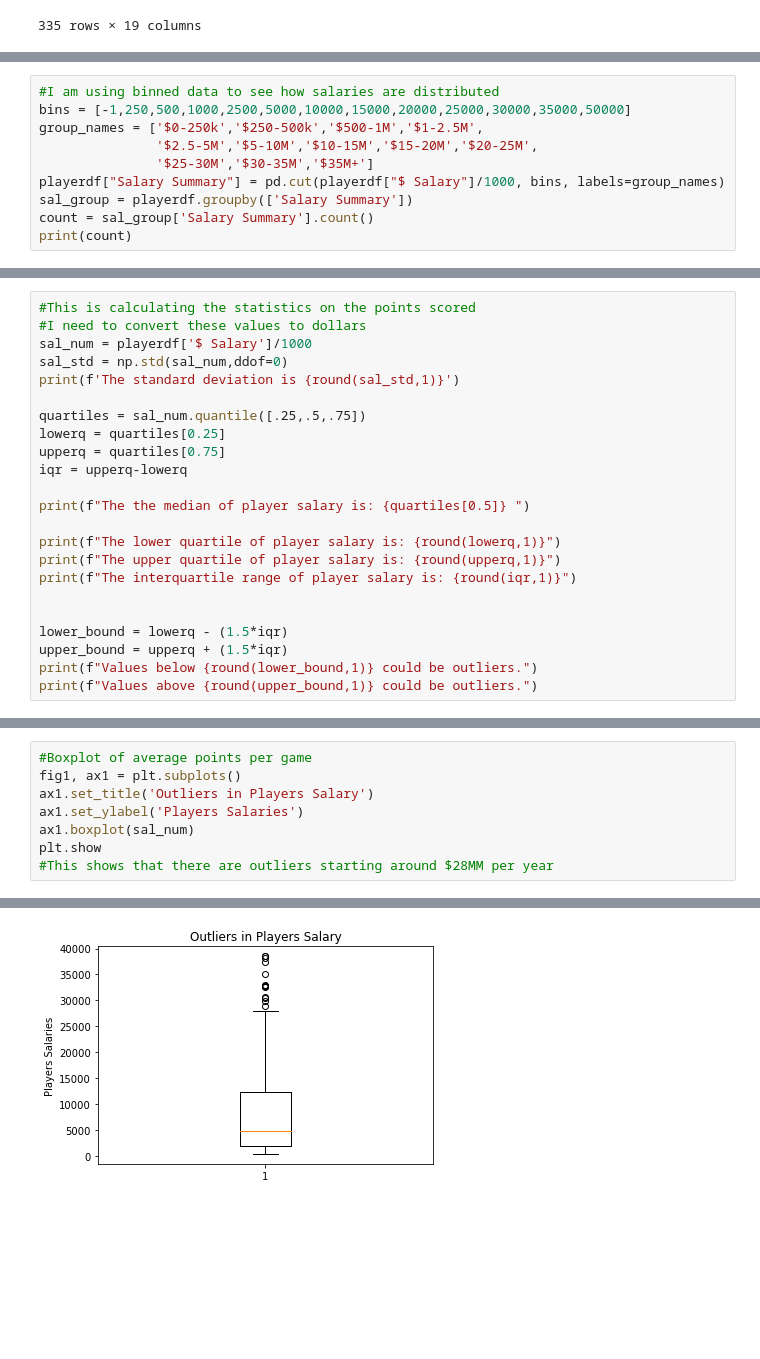
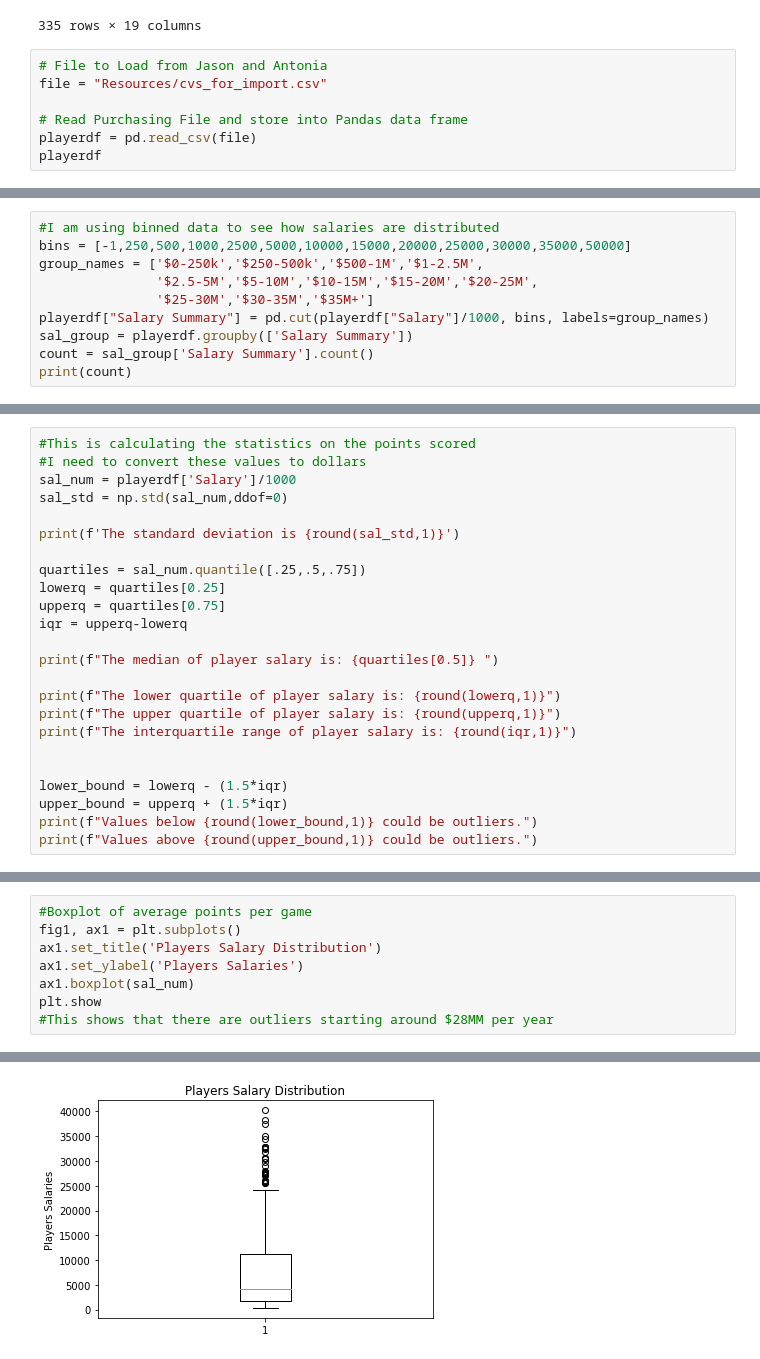
Before and after one commit to brentgarbe/Group6Repo, a Jupyter notebook: main.ipynb, the cells around one changed output, grey strips where cells are left out. Drawn from its saved outputs; the diff is of its cells as text; blank space fills up the shorter version.

```diff
--- a/main.ipynb
+++ b/main.ipynb
@@ -217,3 +218,10 @@ playerdf
 | 333 | Chris Silva | F | MIA | 41 | 306 | 120 | 62.32 | 0.00 | 69.39 | 21 | 18 | ... |
 | 334 | Ky Bowman | SG | GSW | 45 | 1015 | 335 | 41.74 | 30.84 | 82.93 | 131 | 10 | ... |
 335 rows × 19 columns
+# %%
+# File to Load from Jason and Antonia
+file = "Resources/cvs_for_import.csv"
+
+# Read Purchasing File and store into Pandas data frame
+playerdf = pd.read_csv(file)
+playerdf
@@ -240,7 +284,7 @@ bins = [-1,250,500,1000,2500,5000,10000,15000,20000,25000,30000,35000,50000]
 group_names = ['$0-250k','$250-500k','$500-1M','$1-2.5M',
                '$2.5-5M','$5-10M','$10-15M','$15-20M','$20-25M',
                '$25-30M','$30-35M','$35M+']
-playerdf["Salary Summary"] = pd.cut(playerdf["$ Salary"]/1000, bins, labels=group_names)
+playerdf["Salary Summary"] = pd.cut(playerdf["Salary"]/1000, bins, labels=group_names)
 sal_group = playerdf.groupby(['Salary Summary'])
 count = sal_group['Salary Summary'].count()
 print(count)
@@ -275,8 +319,9 @@ plt.show
 # %%
 #This is calculating the statistics on the points scored
 #I need to convert these values to dollars
-sal_num = playerdf['$ Salary']/1000
+sal_num = playerdf['Salary']/1000
 sal_std = np.std(sal_num,ddof=0)
+
 print(f'The standard deviation is {round(sal_std,1)}')
 
 quartiles = sal_num.quantile([.25,.5,.75])
@@ -284,7 +329,7 @@ lowerq = quartiles[0.25]
 upperq = quartiles[0.75]
 iqr = upperq-lowerq
 
-print(f"The the median of player salary is: {quartiles[0.5]} ")
+print(f"The median of player salary is: {quartiles[0.5]} ")
 
 print(f"The lower quartile of player salary is: {round(lowerq,1)}")
 print(f"The upper quartile of player salary is: {round(upperq,1)}")
@@ -306,14 +351,14 @@ Values above 28022.5 could be outliers.
 # %%
 #Boxplot of average points per game
 fig1, ax1 = plt.subplots()
-ax1.set_title('Outliers in Players Salary')
+ax1.set_title('Players Salary Distribution')
 ax1.set_ylabel('Players Salaries')
 ax1.boxplot(sal_num)
 plt.show
 #This shows that there are outliers starting around $28MM per year
 # %% [output]
 <function matplotlib.pyplot.show(*args, **kw)>
-[figure, old version]
+[figure, new version]
 # %%
 #This is calculating the statistics on the points scored
 pts_std = np.std(pts,ddof=0)
```
Also changed, not shown: parts of 20 cells of this notebook, 2 other files.
